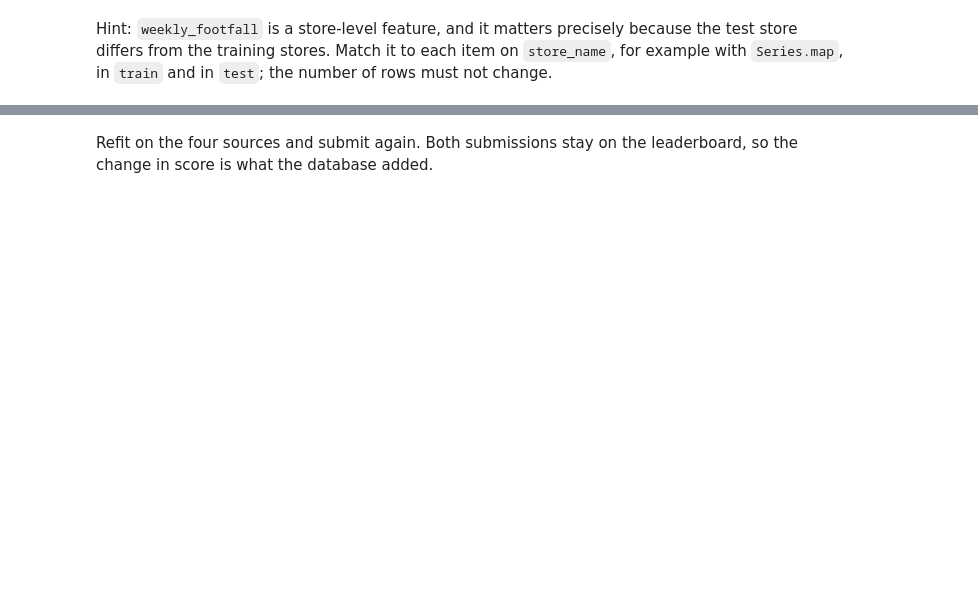
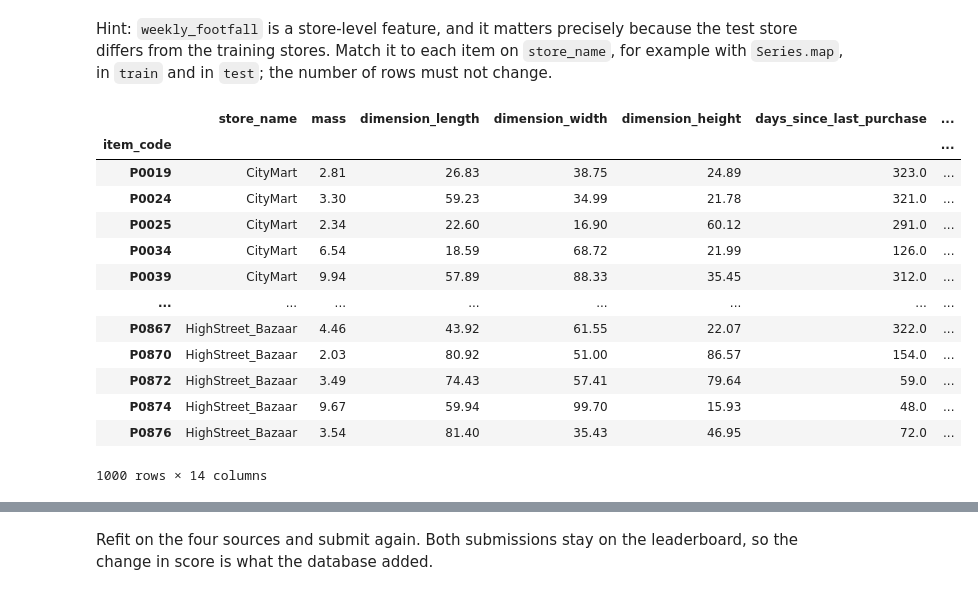
Before and after one commit to hanshunyi0-cyber/mlp-s1-case-study, a Jupyter notebook: website/public/modules/ms2a-machine-learning-practice/challenges/mlp-s1-store-sales.ipynb, the cells around one changed output, grey strips where cells are left out. Drawn from its saved outputs; the diff is of its cells as text; code cells hidden in the pictures; blank space fills up the shorter version.

```diff
--- a/website/public/modules/ms2a-machine-learning-practice/challenges/mlp-s1-store-sales.ipynb
+++ b/website/public/modules/ms2a-machine-learning-practice/challenges/mlp-s1-store-sales.ipynb
@@ -339,6 +440,8 @@ row of `train`.
 # %%
 # TODO: get the password, then the prices; build df_prices (index
 # item_code, one column unit_cost) and join it to train.
-password = ...
-df_prices = ...
-train = ...
+password = get_api(f"{API}/auth")["password"]
+df_prices = get_api(f"{API}/{password}/prices")
+df_prices = pd.DataFrame.from_dict(df_prices,orient="index",columns=["unit_cost"])
+train = train.merge(df_prices,left_index=True,right_index=True,how="left")
+train.head()
@@ -404,8 +522,15 @@ its headers, not by its position on the page. Each `tr` of its `tbody` is one
 item and each `td` one cell. Cell text is a string: convert the numbers.
 *Updated Timestamp* changes at random on every page load, so it describes
 the page, not the item: leave it out.
-# %%
-# TODO: build df_scores (index item_code, numeric columns customer_score and
-# total_reviews) from the Exercise table, and join it to train.
-df_scores = ...
-train = ...
+# %%
+# TODO: build df_scores (index item_code, numeric columns customer_score and
+# total_reviews) from the Exercise table, and join it to train.
+rows=[]
+for tr in tables[("Item Code", "Customer Score", "Total Reviews", "Updated Timestamp")].find("tbody").find_all("tr"):
+  cells = [td.text for td in tr.find_all("td")]
+  item_code, customer_score, total_reviews, updated_timestamp = cells
+  rows.append({"item_code": item_code, "customer_score": float(customer_score),
+                 "total_reviews": int(total_reviews)})
+df_scores = pd.DataFrame.from_dict(rows).set_index("item_code")
+train = train.merge(df_scores,left_index=True,right_index=True,how="left",validate="1:1")
+train.head()
@@ -490,5 +675,25 @@ item on `store_name`, for example with `Series.map`, in `train` and in
 # %%
 # TODO: add the column weekly_footfall to train and to test, matched on
 # store_name.
-train = ...
-test = ...
+footfall_map=stores.set_index("store_name")["weekly_footfall"]
+train=train.drop(columns=["weekly_footfall"],errors="ignore")
+test=test.drop(columns=["weekly_footfall"],errors="ignore")
+train["weekly_footfall"]=train["store_name"].map(footfall_map)
+test["weekly_footfall"]=test["store_name"].map(footfall_map)
+# %%
+train.head(1000)
+# %% [output]
+|  | store_name | mass | dimension_length | dimension_width | dimension_height | days_since_last_purchase | ... |
+| item_code |  |  |  |  |  |  | ... |
+| P0019 | CityMart | 2.81 | 26.83 | 38.75 | 24.89 | 323.0 | ... |
+| P0024 | CityMart | 3.30 | 59.23 | 34.99 | 21.78 | 321.0 | ... |
+| P0025 | CityMart | 2.34 | 22.60 | 16.90 | 60.12 | 291.0 | ... |
+| P0034 | CityMart | 6.54 | 18.59 | 68.72 | 21.99 | 126.0 | ... |
+| P0039 | CityMart | 9.94 | 57.89 | 88.33 | 35.45 | 312.0 | ... |
+| ... | ... | ... | ... | ... | ... | ... | ... |
+| P0867 | HighStreet_Bazaar | 4.46 | 43.92 | 61.55 | 22.07 | 322.0 | ... |
+| P0870 | HighStreet_Bazaar | 2.03 | 80.92 | 51.00 | 86.57 | 154.0 | ... |
+| P0872 | HighStreet_Bazaar | 3.49 | 74.43 | 57.41 | 79.64 | 59.0 | ... |
+| P0874 | HighStreet_Bazaar | 9.67 | 59.94 | 99.70 | 15.93 | 48.0 | ... |
+| P0876 | HighStreet_Bazaar | 3.54 | 81.40 | 35.43 | 46.95 | 72.0 | ... |
+1000 rows × 14 columns
```
Also changed, not shown: parts of 22 cells of this notebook.
